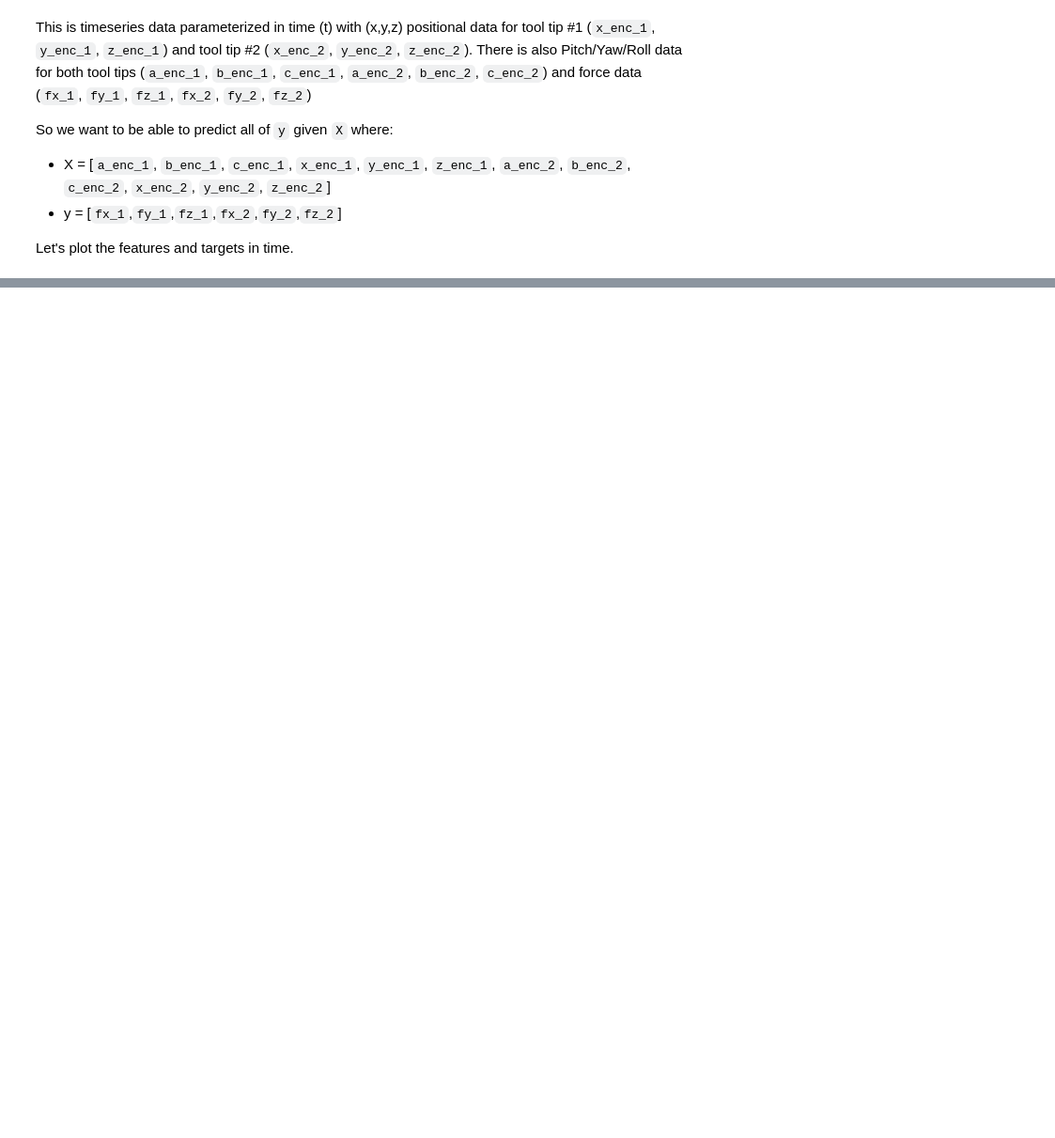
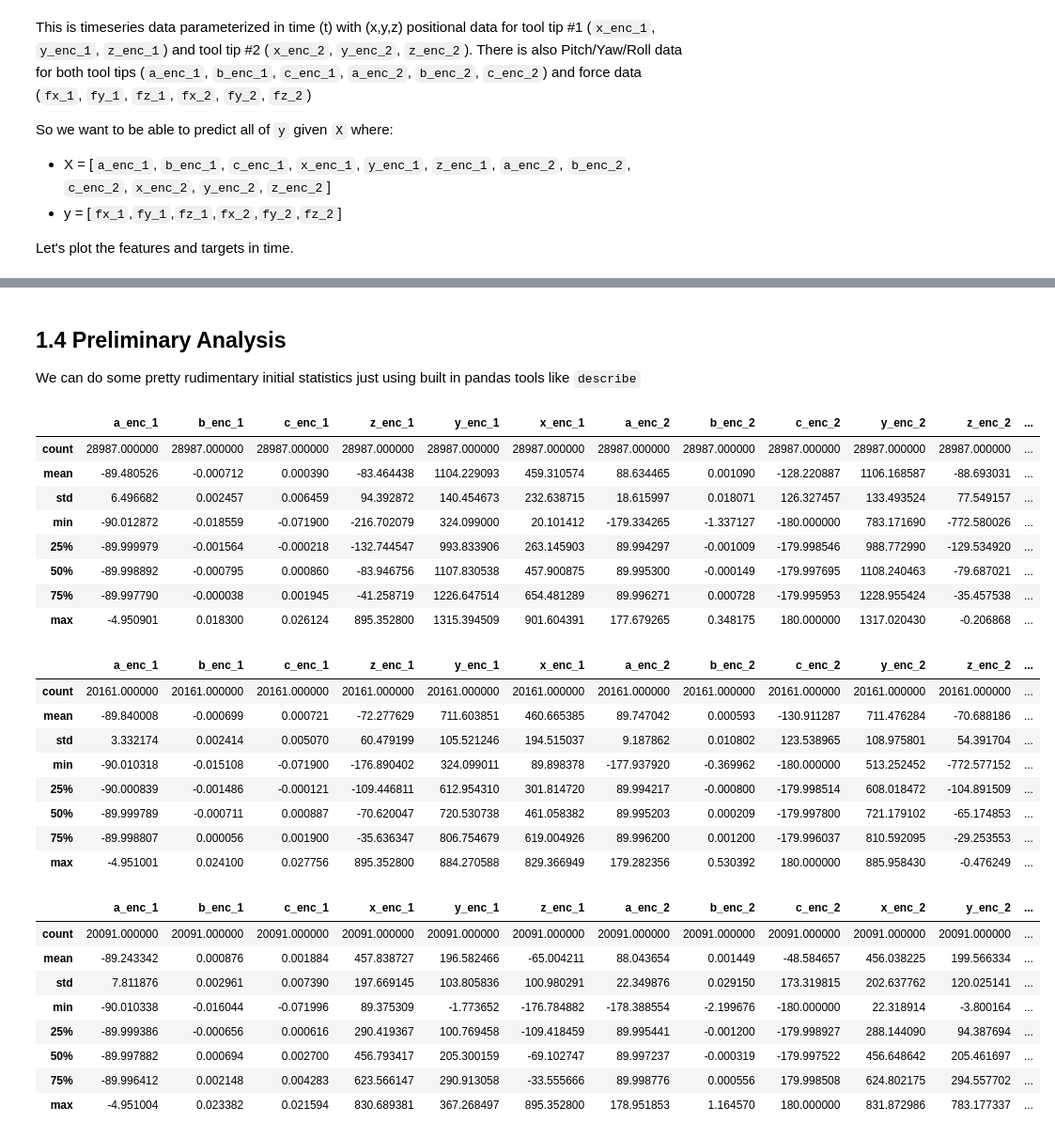
Before and after one commit to taylorFaucett/machine_learning_soln, a Jupyter notebook: solution.ipynb, the cells around one changed output, grey strips where cells are left out. Shown at 94% size. Drawn from its saved outputs; the diff is of its cells as text; code cells hidden in the pictures; blank space fills up the shorter version.

```diff
--- a/solution.ipynb
+++ b/solution.ipynb
@@ -114,0 +144,36 @@ for tn in range(1,3): # Loop through both tools with tool_number (tn) 1 and 2
+# %% [markdown]
+## 1.4 Preliminary Analysis
+
+We can do some pretty rudimentary initial statistics just using built in pandas tools like `describe`
+# %%
+for key in data:  # Loop through all 3 test data sets
+    df = data.get(key)
+    display(df.describe())
+# %% [output]
+|  | a_enc_1 | b_enc_1 | c_enc_1 | z_enc_1 | y_enc_1 | x_enc_1 | a_enc_2 | b_enc_2 | c_enc_2 | y_enc_2 | z_enc_2 | ... |
+| count | 28987.000000 | 28987.000000 | 28987.000000 | 28987.000000 | 28987.000000 | 28987.000000 | 28987.000000 | 28987.000000 | 28987.000000 | 28987.000000 | 28987.000000 | ... |
+| mean | -89.480526 | -0.000712 | 0.000390 | -83.464438 | 1104.229093 | 459.310574 | 88.634465 | 0.001090 | -128.220887 | 1106.168587 | -88.693031 | ... |
+| std | 6.496682 | 0.002457 | 0.006459 | 94.392872 | 140.454673 | 232.638715 | 18.615997 | 0.018071 | 126.327457 | 133.493524 | 77.549157 | ... |
+| min | -90.012872 | -0.018559 | -0.071900 | -216.702079 | 324.099000 | 20.101412 | -179.334265 | -1.337127 | -180.000000 | 783.171690 | -772.580026 | ... |
+| 25% | -89.999979 | -0.001564 | -0.000218 | -132.744547 | 993.833906 | 263.145903 | 89.994297 | -0.001009 | -179.998546 | 988.772990 | -129.534920 | ... |
+| 50% | -89.998892 | -0.000795 | 0.000860 | -83.946756 | 1107.830538 | 457.900875 | 89.995300 | -0.000149 | -179.997695 | 1108.240463 | -79.687021 | ... |
+| 75% | -89.997790 | -0.000038 | 0.001945 | -41.258719 | 1226.647514 | 654.481289 | 89.996271 | 0.000728 | -179.995953 | 1228.955424 | -35.457538 | ... |
+| max | -4.950901 | 0.018300 | 0.026124 | 895.352800 | 1315.394509 | 901.604391 | 177.679265 | 0.348175 | 180.000000 | 1317.020430 | -0.206868 | ... |
+|  | a_enc_1 | b_enc_1 | c_enc_1 | z_enc_1 | y_enc_1 | x_enc_1 | a_enc_2 | b_enc_2 | c_enc_2 | y_enc_2 | z_enc_2 | ... |
+| count | 20161.000000 | 20161.000000 | 20161.000000 | 20161.000000 | 20161.000000 | 20161.000000 | 20161.000000 | 20161.000000 | 20161.000000 | 20161.000000 | 20161.000000 | ... |
+| mean | -89.840008 | -0.000699 | 0.000721 | -72.277629 | 711.603851 | 460.665385 | 89.747042 | 0.000593 | -130.911287 | 711.476284 | -70.688186 | ... |
+| std | 3.332174 | 0.002414 | 0.005070 | 60.479199 | 105.521246 | 194.515037 | 9.187862 | 0.010802 | 123.538965 | 108.975801 | 54.391704 | ... |
+| min | -90.010318 | -0.015108 | -0.071900 | -176.890402 | 324.099011 | 89.898378 | -177.937920 | -0.369962 | -180.000000 | 513.252452 | -772.577152 | ... |
+| 25% | -90.000839 | -0.001486 | -0.000121 | -109.446811 | 612.954310 | 301.814720 | 89.994217 | -0.000800 | -179.998514 | 608.018472 | -104.891509 | ... |
+| 50% | -89.999789 | -0.000711 | 0.000887 | -70.620047 | 720.530738 | 461.058382 | 89.995203 | 0.000209 | -179.997800 | 721.179102 | -65.174853 | ... |
+| 75% | -89.998807 | 0.000056 | 0.001900 | -35.636347 | 806.754679 | 619.004926 | 89.996200 | 0.001200 | -179.996037 | 810.592095 | -29.253553 | ... |
+| max | -4.951001 | 0.024100 | 0.027756 | 895.352800 | 884.270588 | 829.366949 | 179.282356 | 0.530392 | 180.000000 | 885.958430 | -0.476249 | ... |
+|  | a_enc_1 | b_enc_1 | c_enc_1 | x_enc_1 | y_enc_1 | z_enc_1 | a_enc_2 | b_enc_2 | c_enc_2 | x_enc_2 | y_enc_2 | ... |
+| count | 20091.000000 | 20091.000000 | 20091.000000 | 20091.000000 | 20091.000000 | 20091.000000 | 20091.000000 | 20091.000000 | 20091.000000 | 20091.000000 | 20091.000000 | ... |
+| mean | -89.243342 | 0.000876 | 0.001884 | 457.838727 | 196.582466 | -65.004211 | 88.043654 | 0.001449 | -48.584657 | 456.038225 | 199.566334 | ... |
+| std | 7.811876 | 0.002961 | 0.007390 | 197.669145 | 103.805836 | 100.980291 | 22.349876 | 0.029150 | 173.319815 | 202.637762 | 120.025141 | ... |
+| min | -90.010338 | -0.016044 | -0.071996 | 89.375309 | -1.773652 | -176.784882 | -178.388554 | -2.199676 | -180.000000 | 22.318914 | -3.800164 | ... |
+| 25% | -89.999386 | -0.000656 | 0.000616 | 290.419367 | 100.769458 | -109.418459 | 89.995441 | -0.001200 | -179.998927 | 288.144090 | 94.387694 | ... |
+| 50% | -89.997882 | 0.000694 | 0.002700 | 456.793417 | 205.300159 | -69.102747 | 89.997237 | -0.000319 | -179.997522 | 456.648642 | 205.461697 | ... |
+| 75% | -89.996412 | 0.002148 | 0.004283 | 623.566147 | 290.913058 | -33.555666 | 89.998776 | 0.000556 | 179.998508 | 624.802175 | 294.557702 | ... |
+| max | -4.951004 | 0.023382 | 0.021594 | 830.689381 | 367.268497 | 895.352800 | 178.951853 | 1.164570 | 180.000000 | 831.872986 | 783.177337 | ... |
```
Also changed, not shown: parts of 16 cells of this notebook.
